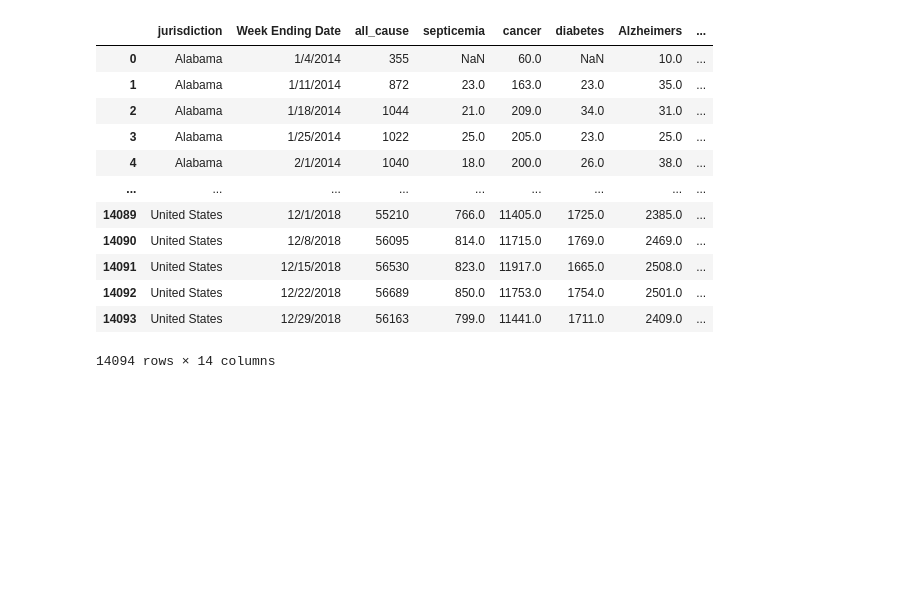
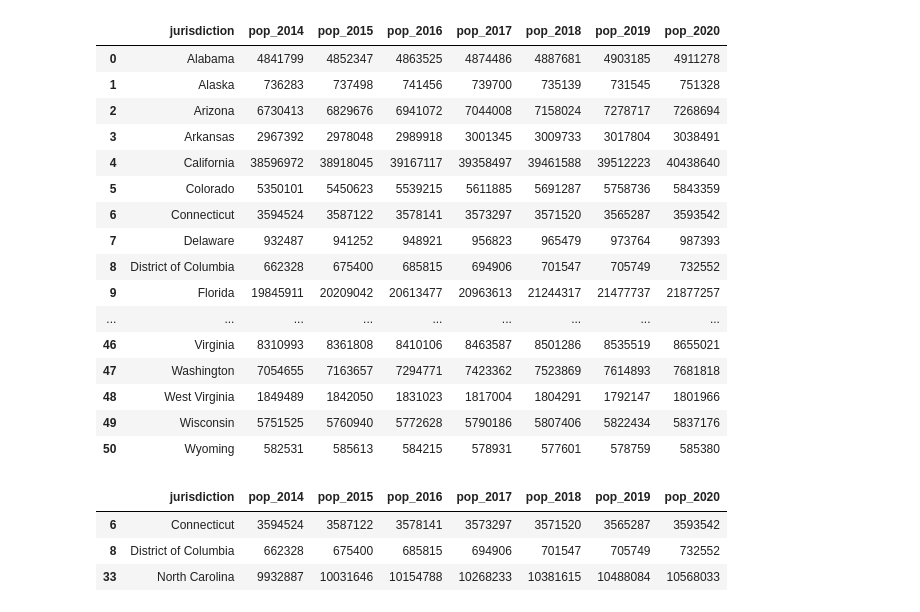
Before and after one commit to JamesRucker/Unexplained_deaths, a Jupyter notebook: Data_Wrangling.ipynb, the cells around one changed output. Cells and saved outputs as stored; diff of their text form; code cells hidden in the pictures; blank space fills up the shorter version.

Commit message:
dataframe for 2014-2018 population cleaned and crafted

```diff
--- a/Data_Wrangling.ipynb
+++ b/Data_Wrangling.ipynb
@@ -1,21 +1,58 @@
 # %%
 # Import Dependencies
 import pandas as pd
-
-# Data is pulled from csv
-raw_data_df = pd.read_csv("data/Weekly_Counts_of_Deaths_by_State_and_Select_Causes__2014-2018_studydata.csv")
-raw_data_df
-# %% [output]
-|  | jurisdiction | Week Ending Date | all_cause | septicemia | cancer | diabetes | Alzheimers | ... |
-| 0 | Alabama | 1/4/2014 | 355 | NaN | 60.0 | NaN | 10.0 | ... |
-| 1 | Alabama | 1/11/2014 | 872 | 23.0 | 163.0 | 23.0 | 35.0 | ... |
-| 2 | Alabama | 1/18/2014 | 1044 | 21.0 | 209.0 | 34.0 | 31.0 | ... |
-| 3 | Alabama | 1/25/2014 | 1022 | 25.0 | 205.0 | 23.0 | 25.0 | ... |
-| 4 | Alabama | 2/1/2014 | 1040 | 18.0 | 200.0 | 26.0 | 38.0 | ... |
-| ... | ... | ... | ... | ... | ... | ... | ... | ... |
-| 14089 | United States | 12/1/2018 | 55210 | 766.0 | 11405.0 | 1725.0 | 2385.0 | ... |
-| 14090 | United States | 12/8/2018 | 56095 | 814.0 | 11715.0 | 1769.0 | 2469.0 | ... |
-| 14091 | United States | 12/15/2018 | 56530 | 823.0 | 11917.0 | 1665.0 | 2508.0 | ... |
-| 14092 | United States | 12/22/2018 | 56689 | 850.0 | 11753.0 | 1754.0 | 2501.0 | ... |
-| 14093 | United States | 12/29/2018 | 56163 | 799.0 | 11441.0 | 1711.0 | 2409.0 | ... |
-14094 rows × 14 columns
+# %%
+# Data is pulled and initial cleaning is done
+
+# Data is pulled from csv
+raw_data_df = pd.read_csv("data/state_populations.csv")
+raw_data_df
+
+# Iterate through rows deleting periods and commas
+for index, row in raw_data_df.iterrows():
+
+    # Period is deleted from jurisdiction
+    row[0] = row[0].replace(".", "")
+
+    # Commas are deleted from numbers, which are then converted to integers
+    row[1] = int(row[1].replace(",",""))
+    row[2] = int(row[2].replace(",",""))
+    row[3] = int(row[3].replace(",",""))
+    row[4] = int(row[4].replace(",",""))
+    row[5] = int(row[5].replace(",",""))
+    row[6] = int(row[6].replace(",",""))
+    row[7] = int(row[7].replace(",",""))
+
+raw_data_df
+# %% [output]
+|  | jurisdiction | pop_2014 | pop_2015 | pop_2016 | pop_2017 | pop_2018 | pop_2019 | pop_2020 |
+| 0 | Alabama | 4841799 | 4852347 | 4863525 | 4874486 | 4887681 | 4903185 | 4911278 |
+| 1 | Alaska | 736283 | 737498 | 741456 | 739700 | 735139 | 731545 | 751328 |
+| 2 | Arizona | 6730413 | 6829676 | 6941072 | 7044008 | 7158024 | 7278717 | 7268694 |
+| 3 | Arkansas | 2967392 | 2978048 | 2989918 | 3001345 | 3009733 | 3017804 | 3038491 |
+| 4 | California | 38596972 | 38918045 | 39167117 | 39358497 | 39461588 | 39512223 | 40438640 |
+| 5 | Colorado | 5350101 | 5450623 | 5539215 | 5611885 | 5691287 | 5758736 | 5843359 |
+| 6 | Connecticut | 3594524 | 3587122 | 3578141 | 3573297 | 3571520 | 3565287 | 3593542 |
+| 7 | Delaware | 932487 | 941252 | 948921 | 956823 | 965479 | 973764 | 987393 |
+| 8 | District of Columbia | 662328 | 675400 | 685815 | 694906 | 701547 | 705749 | 732552 |
+| 9 | Florida | 19845911 | 20209042 | 20613477 | 20963613 | 21244317 | 21477737 | 21877257 |
+| ... | ... | ... | ... | ... | ... | ... | ... | ... |
+| 46 | Virginia | 8310993 | 8361808 | 8410106 | 8463587 | 8501286 | 8535519 | 8655021 |
+| 47 | Washington | 7054655 | 7163657 | 7294771 | 7423362 | 7523869 | 7614893 | 7681818 |
+| 48 | West Virginia | 1849489 | 1842050 | 1831023 | 1817004 | 1804291 | 1792147 | 1801966 |
+| 49 | Wisconsin | 5751525 | 5760940 | 5772628 | 5790186 | 5807406 | 5822434 | 5837176 |
+| 50 | Wyoming | 582531 | 585613 | 584215 | 578931 | 577601 | 578759 | 585380 |
+# %%
+# Jurisdictions with bad data are dropped
+
+# Array of jurisdictions to drop
+juri_to_drop = ["Connecticut", "North Carolina", "District of Columbia"]
+
+# Dataframe for the jurisdictions to drop. Flip the boolean to get without the jurisdictions.
+data_states = raw_data_df[raw_data_df['jurisdiction'].isin(juri_to_drop) == True]
+data_states
+# %% [output]
+|  | jurisdiction | pop_2014 | pop_2015 | pop_2016 | pop_2017 | pop_2018 | pop_2019 | pop_2020 |
+| 6 | Connecticut | 3594524 | 3587122 | 3578141 | 3573297 | 3571520 | 3565287 | 3593542 |
+| 8 | District of Columbia | 662328 | 675400 | 685815 | 694906 | 701547 | 705749 | 732552 |
+| 33 | North Carolina | 9932887 | 10031646 | 10154788 | 10268233 | 10381615 | 10488084 | 10568033 |
```
Also changed, not shown: parts of 2 cells of this notebook, 2 other files.
